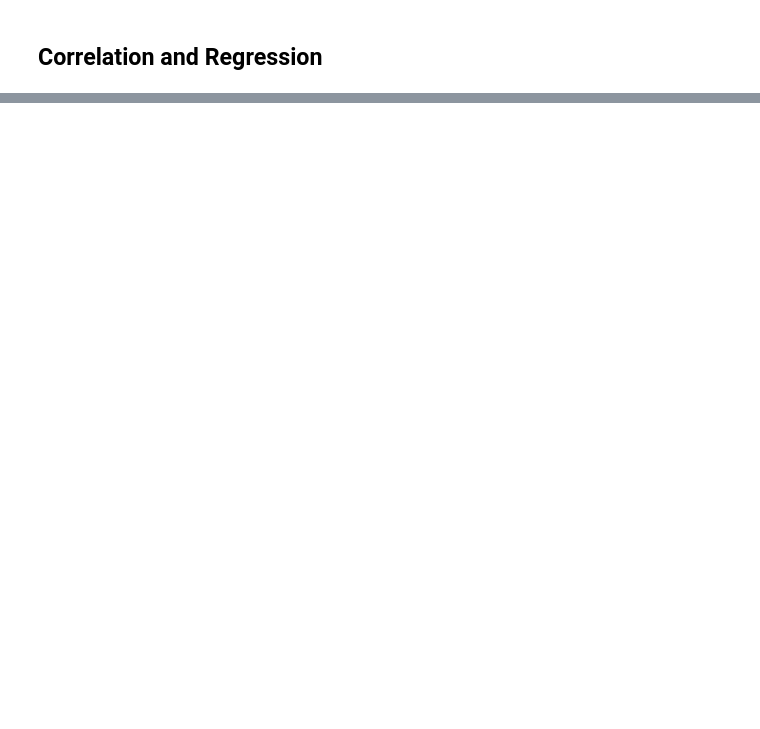
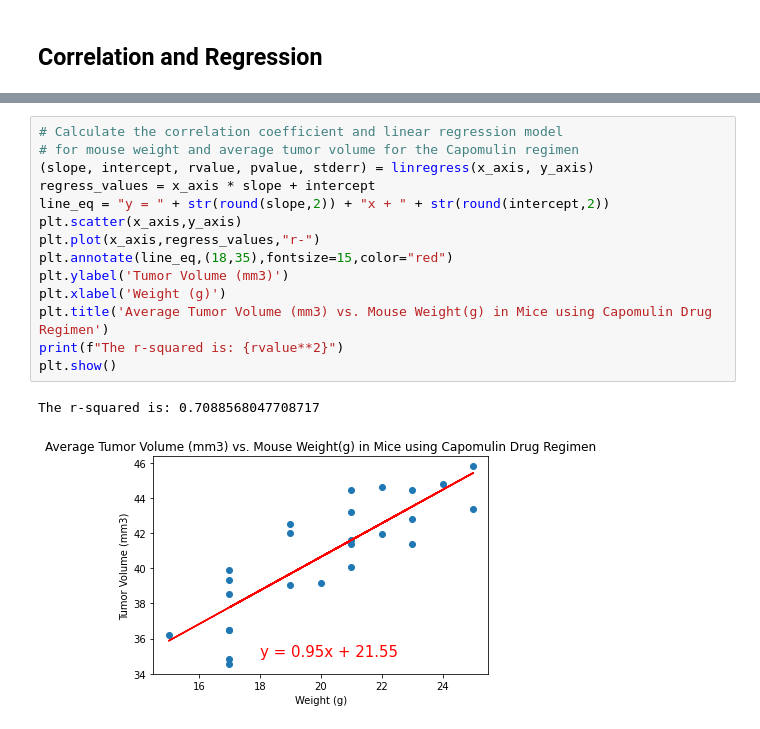
Before and after one commit to bakeralexan/matplotlib-challenge, a Jupyter notebook: Pymaceuticals/pymaceuticals_starter.ipynb, the cells around one changed output, grey strips where cells are left out. Saved outputs shown, nothing was run; the diff lists cells and outputs as text; blank space fills up the shorter version.

```diff
--- a/Pymaceuticals/pymaceuticals_starter.ipynb
+++ b/Pymaceuticals/pymaceuticals_starter.ipynb
@@ -334,0 +337,17 @@ Capomulin.head()
+# %%
+# Calculate the correlation coefficient and linear regression model
+# for mouse weight and average tumor volume for the Capomulin regimen
+(slope, intercept, rvalue, pvalue, stderr) = linregress(x_axis, y_axis)
+regress_values = x_axis * slope + intercept
+line_eq = "y = " + str(round(slope,2)) + "x + " + str(round(intercept,2))
+plt.scatter(x_axis,y_axis)
+plt.plot(x_axis,regress_values,"r-")
+plt.annotate(line_eq,(18,35),fontsize=15,color="red")
+plt.ylabel('Tumor Volume (mm3)')
+plt.xlabel('Weight (g)')
+plt.title('Average Tumor Volume (mm3) vs. Mouse Weight(g) in Mice using Capomulin Drug Regimen')
+print(f"The r-squared is: {rvalue**2}")
+plt.show()
+# %% [output]
+The r-squared is: 0.7088568047708717
+[figure, added]
```
Also changed, not shown: parts of 10 cells of this notebook.
